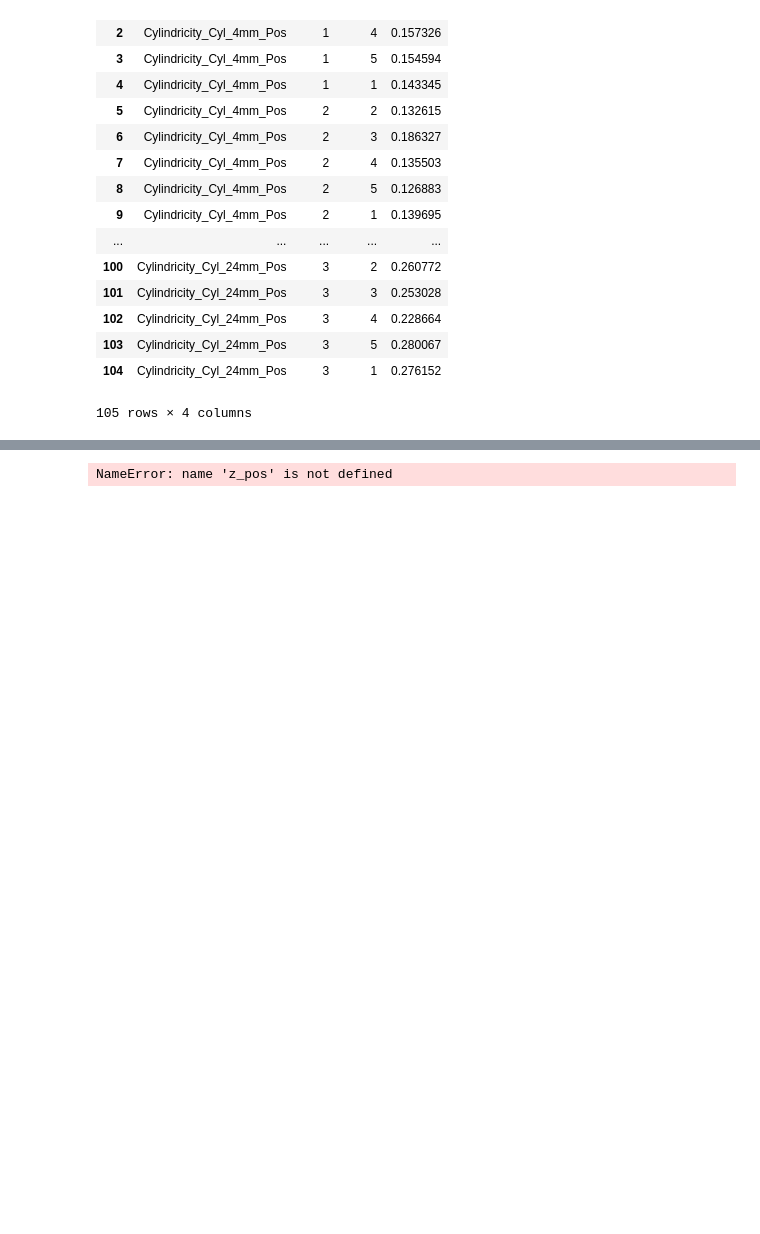
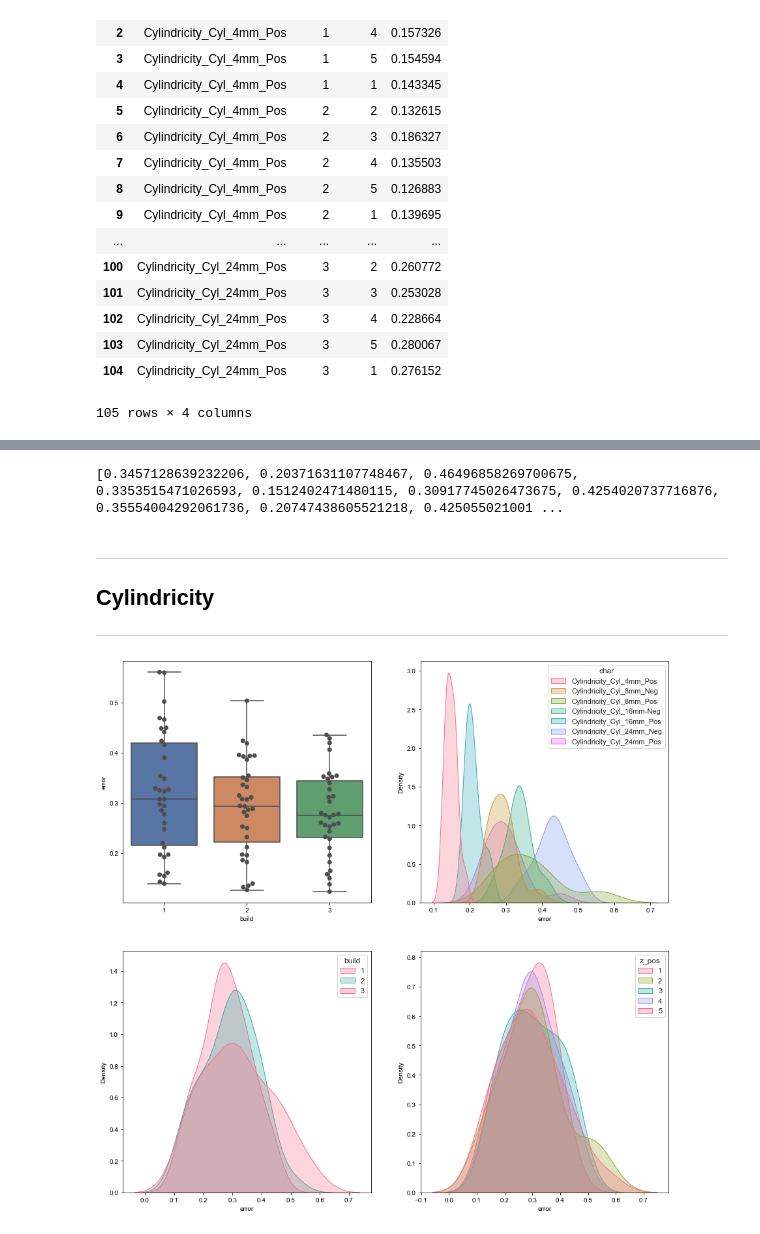
Before and after one commit to TheThorb/Leirmo_Exp1_Publication1, a Jupyter notebook: Compare_builds.ipynb, the cells around one changed output, grey strips where cells are left out. Drawn from its saved outputs; the diff is of its cells as text; code cells hidden in the pictures; blank space fills up the shorter version.

Commit message:
Plot planes
Started plotting planes to describe distribution.

```diff
--- a/Compare_builds.ipynb
+++ b/Compare_builds.ipynb
@@ -56,7 +56,8 @@ chars = ['Cylindricity_Cyl_4mm_Pos',\
         'Cylindricity_Cyl_24mm_Pos']
 
 for i in range(len(chars)):
-    char_dict[chars[i]].insert(2, 'char', chars[i])
+    if 'char' not in char_dict[chars[i]].columns:
+        char_dict[chars[i]].insert(2, 'char', chars[i])
 
 
 # Retrieve the characteristics from the dictionary
@@ -205,4 +166,64 @@ gb.std()
-# %%
-sns.scatterplot(data=gb, x='z_pos', y='error')
-# %% [output]
-NameError: name 'z_pos' is not defined
+# %%
+test = gb['error'].mean().tolist()
+
+print(test)
+# %% [output]
+[0.3457128639232206, 0.20371631107748467, 0.46496858269700675, 0.3353515471026593, 0.1512402471480115, 0.30917745026473675, 0.4254020737716876, 0.35554004292061736, 0.20747438605521218, 0.425055021001 ...
+# %% [markdown]
+---
+
+## Cylindricity
+
+---
+# %%
+## Prepare data
+# List of characteristics
+chars = ['Cylindricity_Cyl_4mm_Pos',\
+        'Cylindricity_Cyl_8mm_Neg',\
+        'Cylindricity_Cyl_8mm_Pos',\
+        'Cylindricity_Cyl_16mm-Neg',\
+        'Cylindricity_Cyl_16mm_Pos',\
+        'Cylindricity_Cyl_24mm_Neg',\
+        'Cylindricity_Cyl_24mm_Pos']
+
+# Insert a column with the name of the characteristic
+for i in range(len(chars)):
+    if 'char' not in char_dict[chars[i]].columns:
+        char_dict[chars[i]].insert(2, 'char', chars[i])
+
+# Retrieve the characteristics from the dictionary
+df = pd.concat(char_dict[chars[i]] for i in range(len(chars)))
+
+# Isolate anchors
+df = df[(df['x_pos'] == 2) & (df['y_pos'] == 3)]
+
+# Remove redundant columns and reset index
+df = df.reset_index()[['char', 'build', 'z_pos', 'error']]
+
+
+## Create figure
+fig, axes = plt.subplots(nrows=2, ncols=2, figsize=(15,15), sharey=False)
+
+# Set a theme
+sns.set_theme(style="whitegrid")
+
+
+## Plot data
+# 1st plot
+sns.boxplot(ax=axes[0, 0], data=df, x='build', y='error')
+sns.swarmplot(ax=axes[0, 0], data=df, x='build', y='error', color='.3', size=7)
+
+# 2nd plot
+sns.kdeplot(ax=axes[0, 1], data=df, x='error', hue='char', fill=True, alpha=.3, palette="husl")
+
+#3rd plot
+sns.kdeplot(ax=axes[1, 0], data=df, x='error', hue='build', fill=True, alpha=.3, palette="husl")
+
+#4th plot
+sns.kdeplot(ax=axes[1, 1], data=df, x='error', hue='z_pos', fill=True, alpha=.3, palette="husl")
+
+
+# Display plot
+plt.show()
+# %% [output]
+[figure, added]
```
Also changed, not shown: parts of 11 cells of this notebook.
